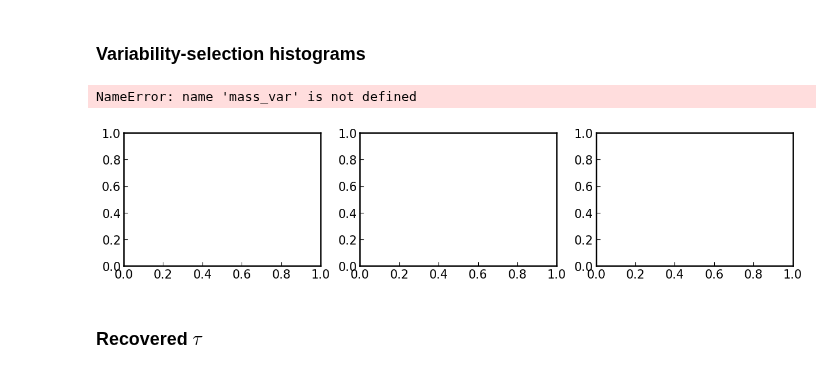
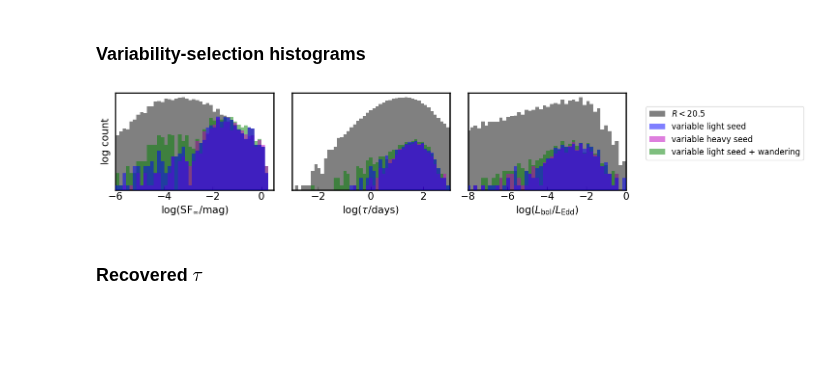
Before and after one commit to burke86/imbh_forecast, a Jupyter notebook: forecast.ipynb, the cells around one changed output. Cells and saved outputs as stored; diff of their text form; code cells hidden in the pictures; blank space fills up the shorter version.

```diff
--- a/forecast.ipynb
+++ b/forecast.ipynb
@@ -364,5 +342,6 @@ if plot and etas[key] >= 1:
 # %% [markdown]
 ### Sample grid of SEDs
 # %%
-for key in keys:
-    models[key].sample_sed_grid(band=bands[key], save_fits=False, load_fits=True)
+if not load:
+    for key in keys:
+        models[key].sample_sed_grid(band=bands[key], save_fits=False, load_fits=True)
@@ -408,5 +381,8 @@ labels = {'ptf':fr'PTF ($R < {m_5["ptf"]}$; $z < {zmaxes["ptf"]}$)',
           'lsst':fr'LSST ($g < {m_5["lsst"]}$; $z < {zmaxes["lsst"]}$)',
           'des-sn':fr'DES-SN ($g < {m_5["des-sn"]}$; $z < {zmaxes["des-sn"]}$)'}
 # %%
-for key in keys:
-    models[key].sample_light_curves(t_obs[key], band=bands[key], m_5=m_5[key], SFinf_small=1e-8, pm_prec=pm_prec_model[key])
+if not load:
+    for key in keys:
+        # TODO: speed up using taofit?
+        models[key].sample_light_curves(t_obs[key], band=bands[key],m_5=m_5[key],
+                                        SFinf_small=1e-8, pm_prec=pm_prec_model[key])
@@ -429,4 +388,0 @@ Calculating observed variability significance
-# %%
-import pickle
-with open(os.path.join(models[key].workdir, f'pars_lsst.pkl'), 'wb') as f:
-    pickle.dump(models[key].pars, f)
@@ -435,3 +391,7 @@ with open(os.path.join(models[key].workdir, f'pars_lsst.pkl'), 'wb') as f:
+# %%
+if not load:
+    for key in keys:
+        models[key].save(survey=key)
 # %% [markdown]
 LSST:
 # %% [markdown]
@@ -910,9 +855,6 @@ def fit_drw(x, y, yerr):
 ### Variability-selection histograms
 # %%
 def plot_var_hist(j=0):
-
-    colors = ['m','b','g']
-    markers = ['o','s','^']
 
     band_names = {'ptf':'R', 'lsst':'g', 'des-sn':'g'}
     labels_legend = ['light seed', 'heavy seed', 'light seed + wandering']
@@ -921,8 +863,7 @@ def plot_var_hist(j=0):
 
         nbootstrap = pars[key]['nbootstrap']
         band = bands[key]
-        #seed_keys = list(pars[key]['seed_dict'].keys())
-        seed_keys = ['dc','popIII','dc_stellar']
+        seed_keys = list(pars[key]['seed_keys'])
 
         for j in range(1): ## Just use the first bootstrap
 
@@ -947,13 +888,12 @@ def plot_var_hist(j=0):
                 mask_mag = mag < m_5[key]
                 mask_var = sigvar > 2
                 mask_sat = mag > m_sat[key]
-                print(np.shape(mass_var), np.shape(mask_mass))
 
                 if i == 0:
                     axs[0].hist(np.log10(SF[mask_mass & mask_mag & mask_sat]), bins=bins,
                                 color='gray', label=fr'${band_names[key]}<{m_5[key]}$', log=True)
                 axs[0].hist(np.log10(SF[mask_mass & mask_var & mask_sat & mask_mag]), bins=bins,
-                            color=colors[i], label='variable', alpha=0.5)
+                            color=colors[seed], label='variable', alpha=0.5, zorder=zorders[seed])
 
                 axs[0].set_xlim(-6, 0.5)
                 #ax.set_ylim(0, 1500)
@@ -966,8 +906,8 @@ def plot_var_hist(j=0):
                     axs[1].hist(np.log10(tau[mask_mass & mask_mag & mask_sat]), bins=bins,
                                 color='gray', label=fr'${band_names[key]}<{m_5[key]}$', log=True)
                 axs[1].hist(np.log10(tau[mask_mass & mask_var & mask_sat & mask_mag]), bins=bins,
-                            color=colors[i], label='variable', alpha=0.5)
-                axs[1].set_xlim(-1.0, 3.0)
+                            color=colors[seed], label='variable', alpha=0.5, zorder=zorders[seed])
+                axs[1].set_xlim(-3.0, 3.0)
 
                 axs[1].set_xlabel(r'$\log(\tau / {\rm{days}})$')
 
@@ -975,33 +915,32 @@ def plot_var_hist(j=0):
                 if i == 0:
                     axs[2].hist(np.log10(lambda_Edd[mask_mass & mask_mag & mask_sat]), bins=bins,
                                 color='gray', label=fr'${band_names[key]}<{m_5[key]}$', log=True)
                 axs[2].hist(np.log10(lambda_Edd[mask_mass & mask_var & mask_sat & mask_mag]), bins=bins,
-                            color=colors[i], label='variable '+labels_legend[i], alpha=0.5)
+                            color=colors[seed], label='variable '+labels_legend[i], alpha=0.5, zorder=zorders[seed])
                 axs[2].set_xlim(-8, 0)
 
                 axs[2].set_xlabel(r'$\log(L_{\rm{bol}} / L_{\rm{Edd}})$')
 
                 axs[2].legend(fontsize=12, bbox_to_anchor=(1.10, 0.9))
 
                 for ax in axs:
                     #ax.yaxis.set_ticklabels([])
                     #ax.yaxis.set_visible(False)
                     ax.yaxis.set_major_formatter(plt.NullFormatter())
                     ax.tick_params(axis=u'y', which=u'both',length=0)
 
 
                     #locmaj = matplotlib.ticker.LogLocator(base=10,numticks=10)
                     #ax.yaxis.set_major_locator(locmaj)
                     #locmin = matplotlib.ticker.LogLocator(base=10.0,subs=(0.1,0.2,0.3,0.4,0.5,0.6,0.7,0.8,0.9),numticks=16)
                     #ax.yaxis.set_minor_locator(locmin)
                     #ax.yaxis.set_minor_formatter(matplotlib.ticker.NullFormatter())
 
                 fig.tight_layout()
                 #fig.subplots_adjust(right=1.2)
                 fig.savefig(f'var_{key}.pdf', dpi=300)
 
 
 plot_var_hist()
 # %% [output]
-NameError: name 'mass_var' is not defined
-[figure, old version]
+[figure, new version]
```
Also changed, not shown: parts of 27 cells of this notebook, 1 other file.
